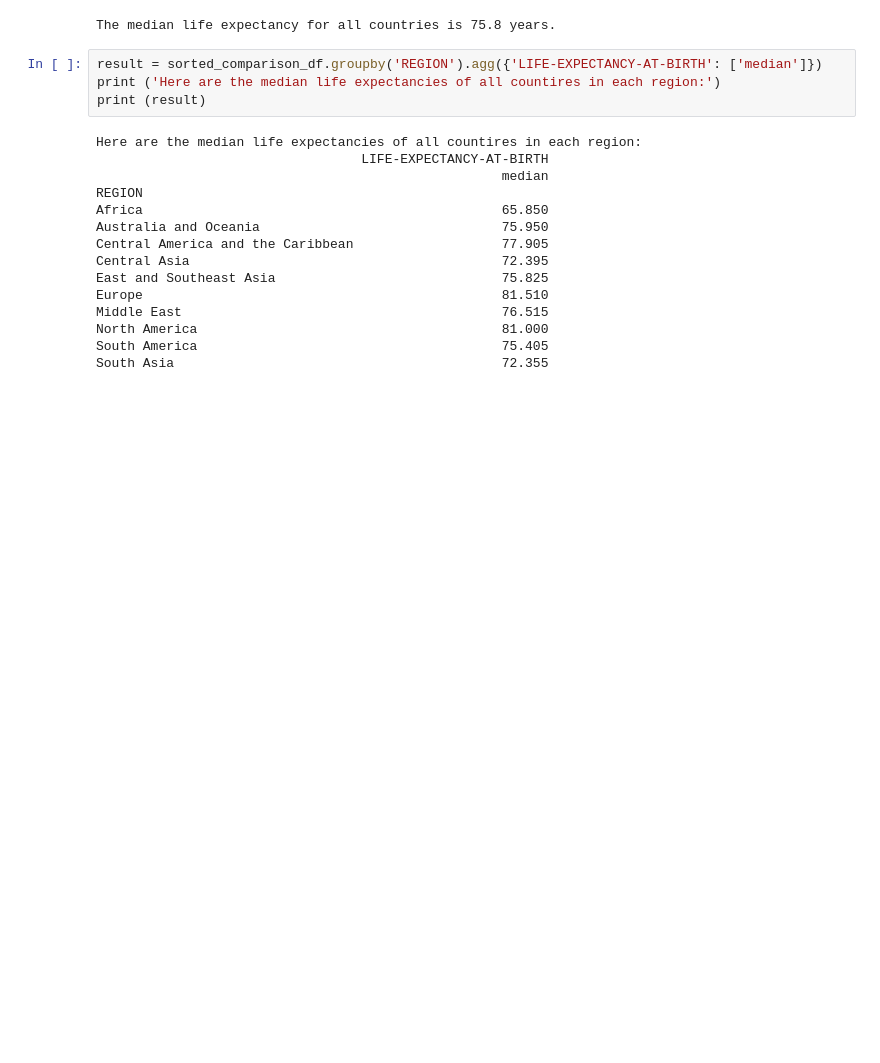
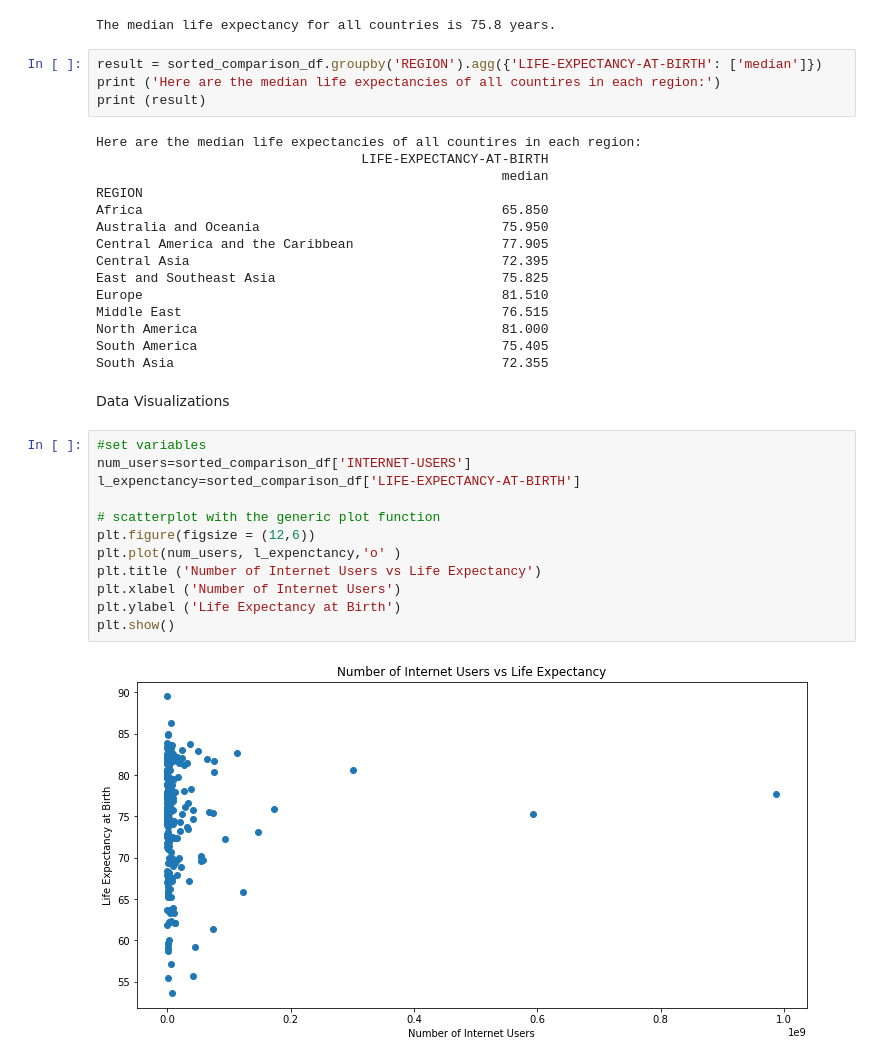
Before and after one commit to RebeccaVachon/Country_Comparisons, a Jupyter notebook: comparison.ipynb, the cells around one changed output. Saved outputs shown, nothing was run; the diff lists cells and outputs as text; blank space fills up the shorter version.

Commit message:
started data visualization

```diff
--- a/comparison.ipynb
+++ b/comparison.ipynb
@@ -69,3 +69,19 @@ Middle East                                         76.515
 North America                                       81.000
 South America                                       75.405
 South Asia                                          72.355
+# %% [markdown]
+Data Visualizations
+# %%
+#set variables
+num_users=sorted_comparison_df['INTERNET-USERS']
+l_expenctancy=sorted_comparison_df['LIFE-EXPECTANCY-AT-BIRTH']
+
+# scatterplot with the generic plot function
+plt.figure(figsize = (12,6))
+plt.plot(num_users, l_expenctancy,'o' )
+plt.title ('Number of Internet Users vs Life Expectancy')
+plt.xlabel ('Number of Internet Users')
+plt.ylabel ('Life Expectancy at Birth')
+plt.show()
+# %% [output]
+[figure, added]
```
Also changed, not shown: parts of 4 cells of this notebook.
